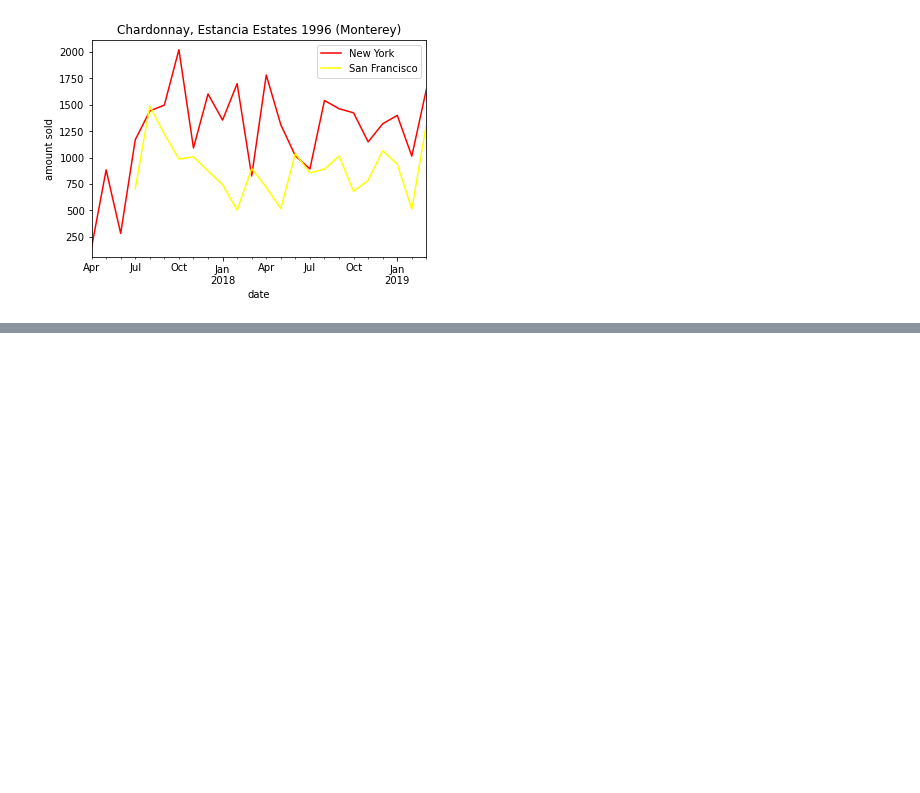
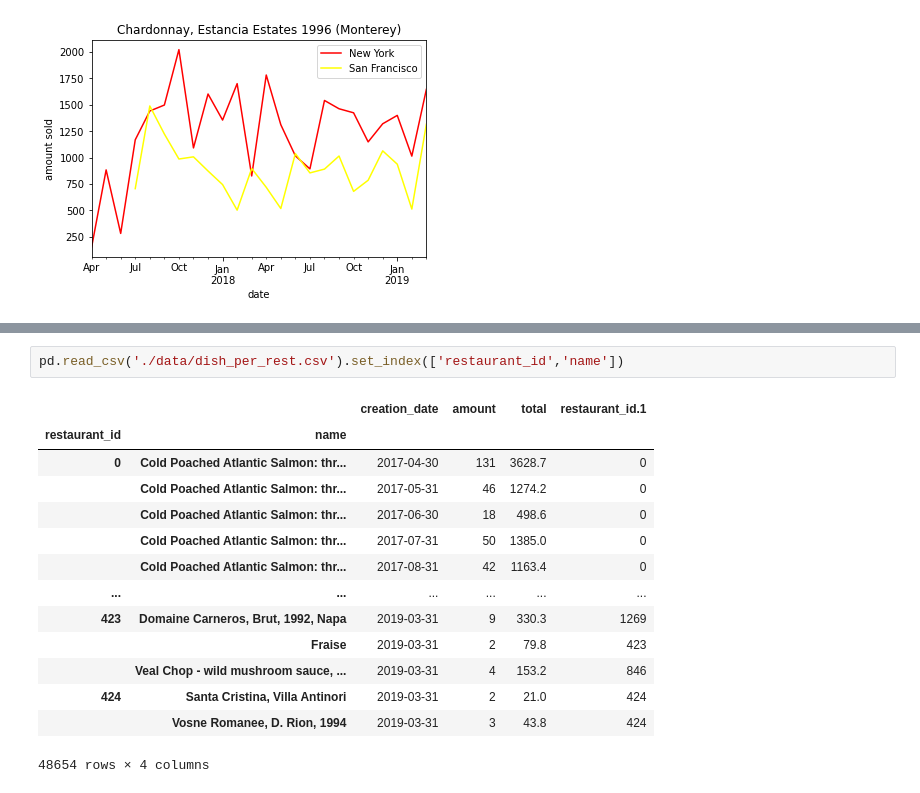
Before and after one commit to qlambotte/accenture_use_case, a Jupyter notebook: Dishes.ipynb, the cells around one changed output, grey strips where cells are left out. Saved outputs shown, nothing was run; the diff lists cells and outputs as text; blank space fills up the shorter version.

```diff
--- a/Dishes.ipynb
+++ b/Dishes.ipynb
@@ -374,0 +501,17 @@ plt.show()
+# %%
+pd.read_csv('./data/dish_per_rest.csv').set_index(['restaurant_id','name'])
+# %% [output]
+|  |  | creation_date | amount | total | restaurant_id.1 |
+| restaurant_id | name |  |  |  |  |
+| 0 | Cold Poached Atlantic Salmon: thr... | 2017-04-30 | 131 | 3628.7 | 0 |
+|  | Cold Poached Atlantic Salmon: thr... | 2017-05-31 | 46 | 1274.2 | 0 |
+|  | Cold Poached Atlantic Salmon: thr... | 2017-06-30 | 18 | 498.6 | 0 |
+|  | Cold Poached Atlantic Salmon: thr... | 2017-07-31 | 50 | 1385.0 | 0 |
+|  | Cold Poached Atlantic Salmon: thr... | 2017-08-31 | 42 | 1163.4 | 0 |
+| ... | ... | ... | ... | ... | ... |
+| 423 | Domaine Carneros, Brut, 1992, Napa | 2019-03-31 | 9 | 330.3 | 1269 |
+|  | Fraise | 2019-03-31 | 2 | 79.8 | 423 |
+|  | Veal Chop - wild mushroom sauce, ... | 2019-03-31 | 4 | 153.2 | 846 |
+| 424 | Santa Cristina, Villa Antinori | 2019-03-31 | 2 | 21.0 | 424 |
+|  | Vosne Romanee, D. Rion, 1994 | 2019-03-31 | 3 | 43.8 | 424 |
+48654 rows × 4 columns
```
Also changed, not shown: parts of 15 cells of this notebook.
